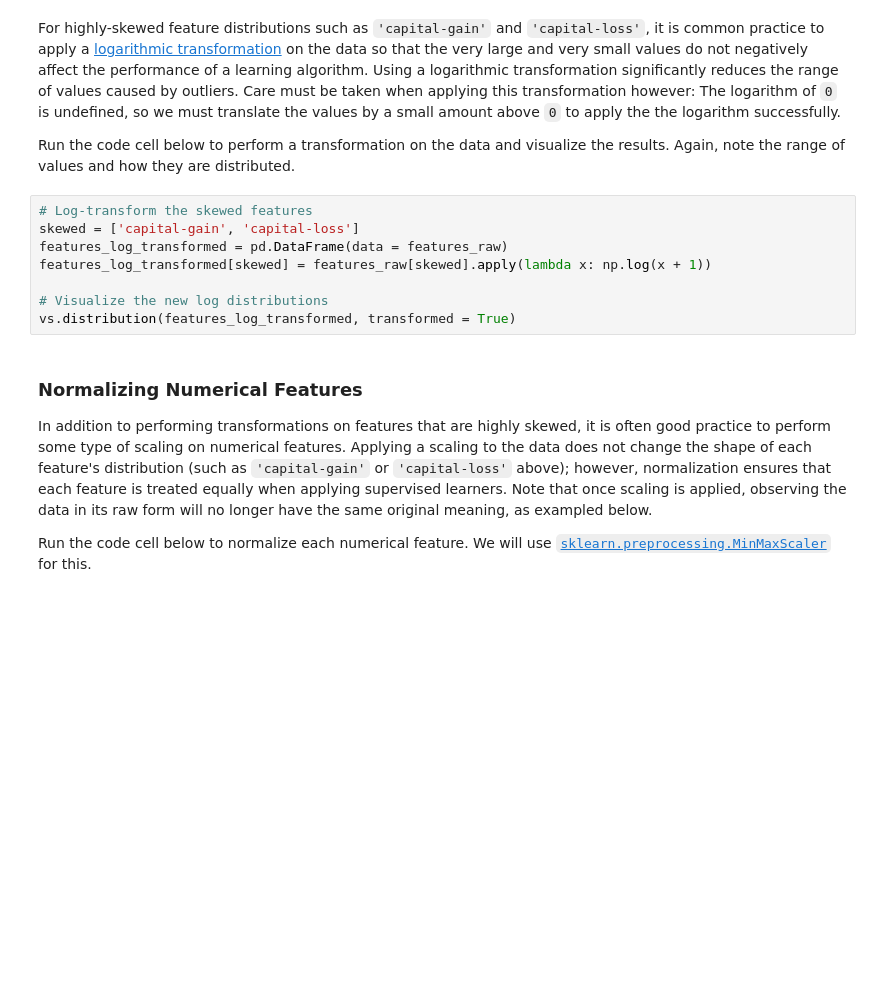
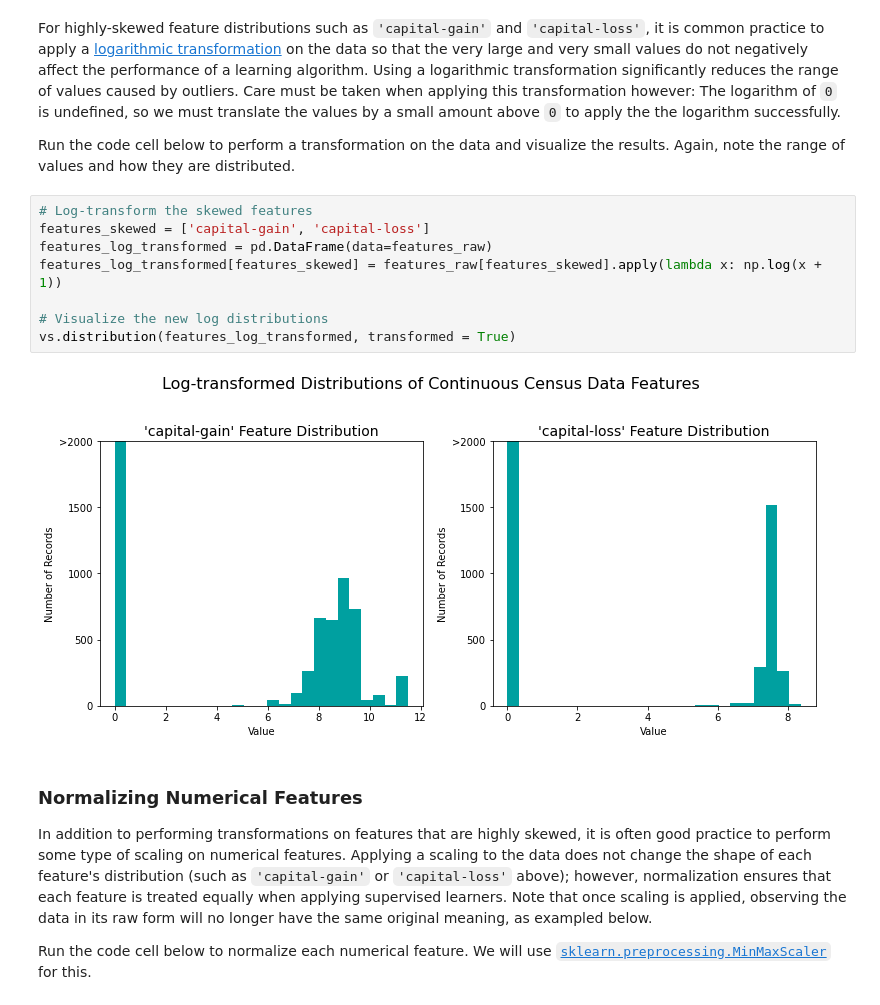
Before and after one commit to dorottyawinter/finding_donors, a Jupyter notebook: finding_donors.ipynb, the cells around one changed output. Cells and saved outputs as stored; diff of their text form; blank space fills up the shorter version.

```diff
--- a/finding_donors.ipynb
+++ b/finding_donors.ipynb
@@ -112,12 +115,14 @@ For highly-skewed feature distributions such as `'capital-gain'` and `'capital-l
 Run the code cell below to perform a transformation on the data and visualize the results. Again, note the range of values and how they are distributed.
 # %%
 # Log-transform the skewed features
-skewed = ['capital-gain', 'capital-loss']
-features_log_transformed = pd.DataFrame(data = features_raw)
-features_log_transformed[skewed] = features_raw[skewed].apply(lambda x: np.log(x + 1))
+features_skewed = ['capital-gain', 'capital-loss']
+features_log_transformed = pd.DataFrame(data=features_raw)
+features_log_transformed[features_skewed] = features_raw[features_skewed].apply(lambda x: np.log(x + 1))
 
 # Visualize the new log distributions
 vs.distribution(features_log_transformed, transformed = True)
+# %% [output]
+[figure, added]
 # %% [markdown]
 ### Normalizing Numerical Features
 In addition to performing transformations on features that are highly skewed, it is often good practice to perform some type of scaling on numerical features. Applying a scaling to the data does not change the shape of each feature's distribution (such as `'capital-gain'` or `'capital-loss'` above); however, normalization ensures that each feature is treated equally when applying supervised learners. Note that once scaling is applied, observing the data in its raw form will no longer have the same original meaning, as exampled below.
```
Also changed, not shown: parts of 7 cells of this notebook.
